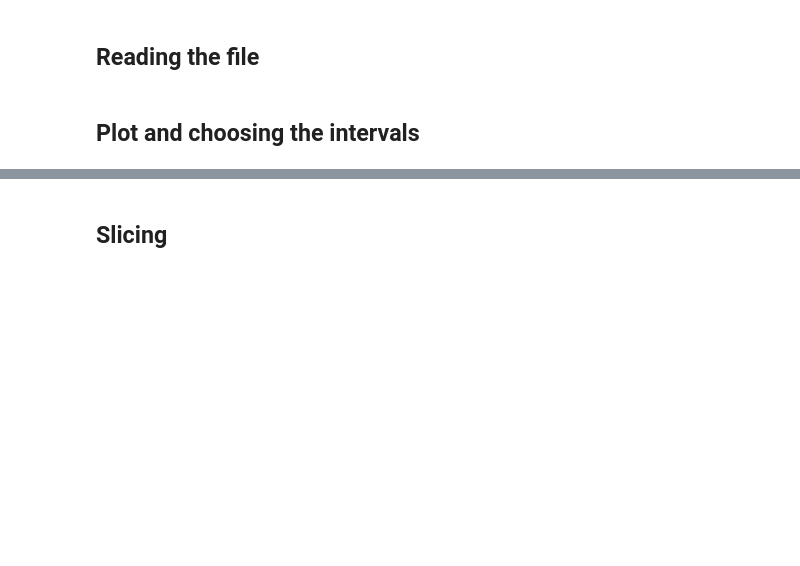
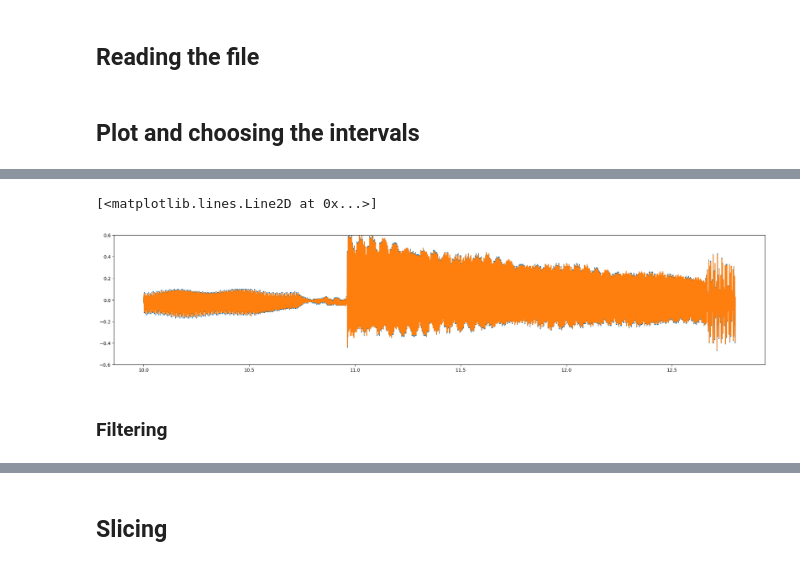
Before and after one commit to KotekKacper/GuitarTrainer, a Jupyter notebook: fft/demo.ipynb, the cells around one changed output, grey strips where cells are left out. Cells and saved outputs as stored; diff of their text form; code cells hidden in the pictures; blank space fills up the shorter version.

```diff
--- a/fft/demo.ipynb
+++ b/fft/demo.ipynb
@@ -40,0 +45,6 @@ ipd.Audio(X, rate=sample_rate)
+# %%
+from skimage.restoration import denoise_wavelet
+# VisuShrink / BayesShrink
+Y_denoise = denoise_wavelet(Y, method='BayesShrink', mode='soft',
+                    wavelet_levels=3, wavelet='sym8', rescale_sigma='True')
+ipd.Audio(Y_denoise, rate=sample_rate)
@@ -40,0 +53,12 @@ ipd.Audio(X, rate=sample_rate)
+# %%
+i = 22000
+j = 29000
+fig = plt.figure(figsize=(25, 5), dpi=100)
+plt.ylim(-0.6,0.6)
+plt.plot(X[i:j], Y[i:j])
+plt.plot(X[i:j], Y_denoise[i:j])
+# %% [output]
+[<matplotlib.lines.Line2D at 0x...>]
+[figure, added]
+# %% [markdown]
+### Filtering
```
Also changed, not shown: parts of 12 cells of this notebook, 2 other files.
